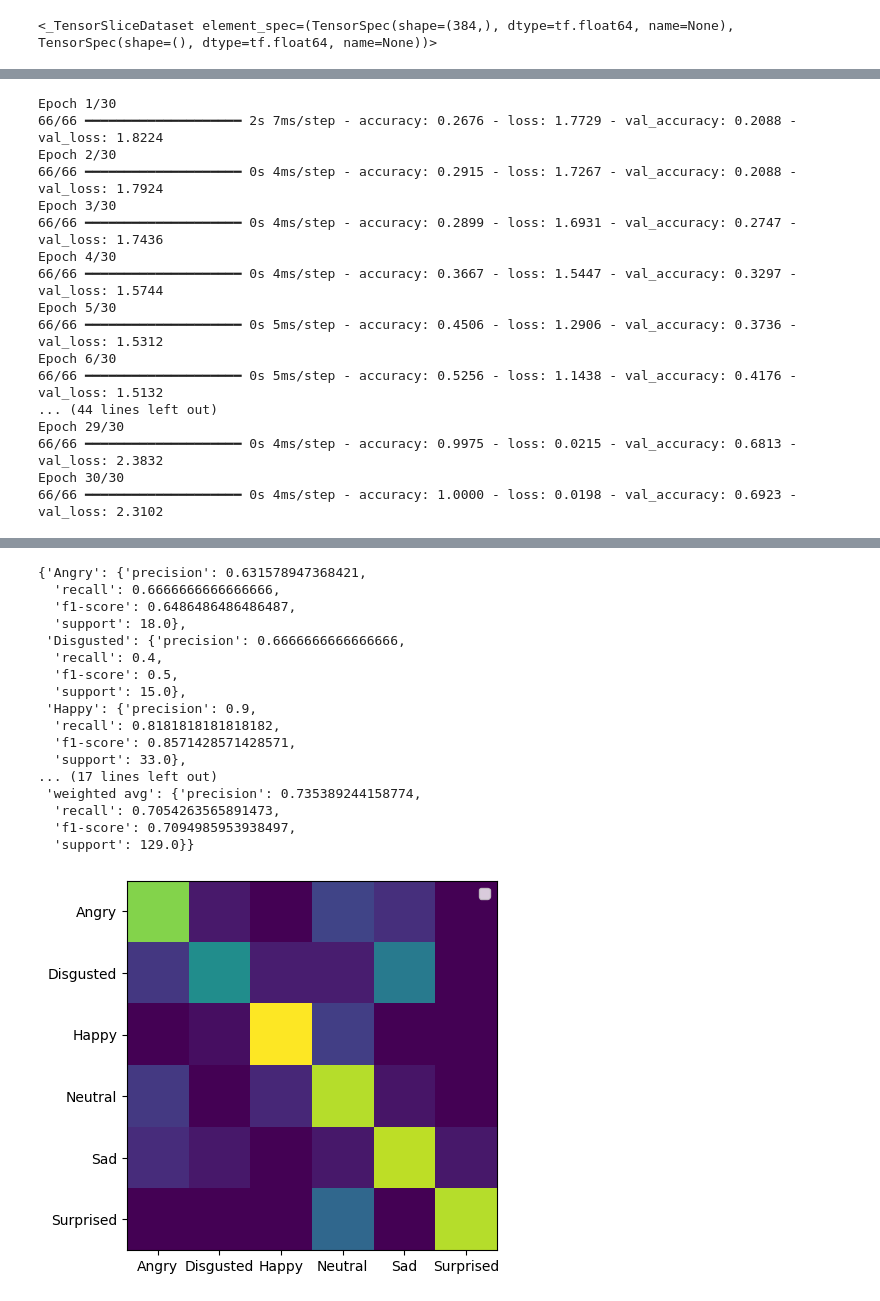
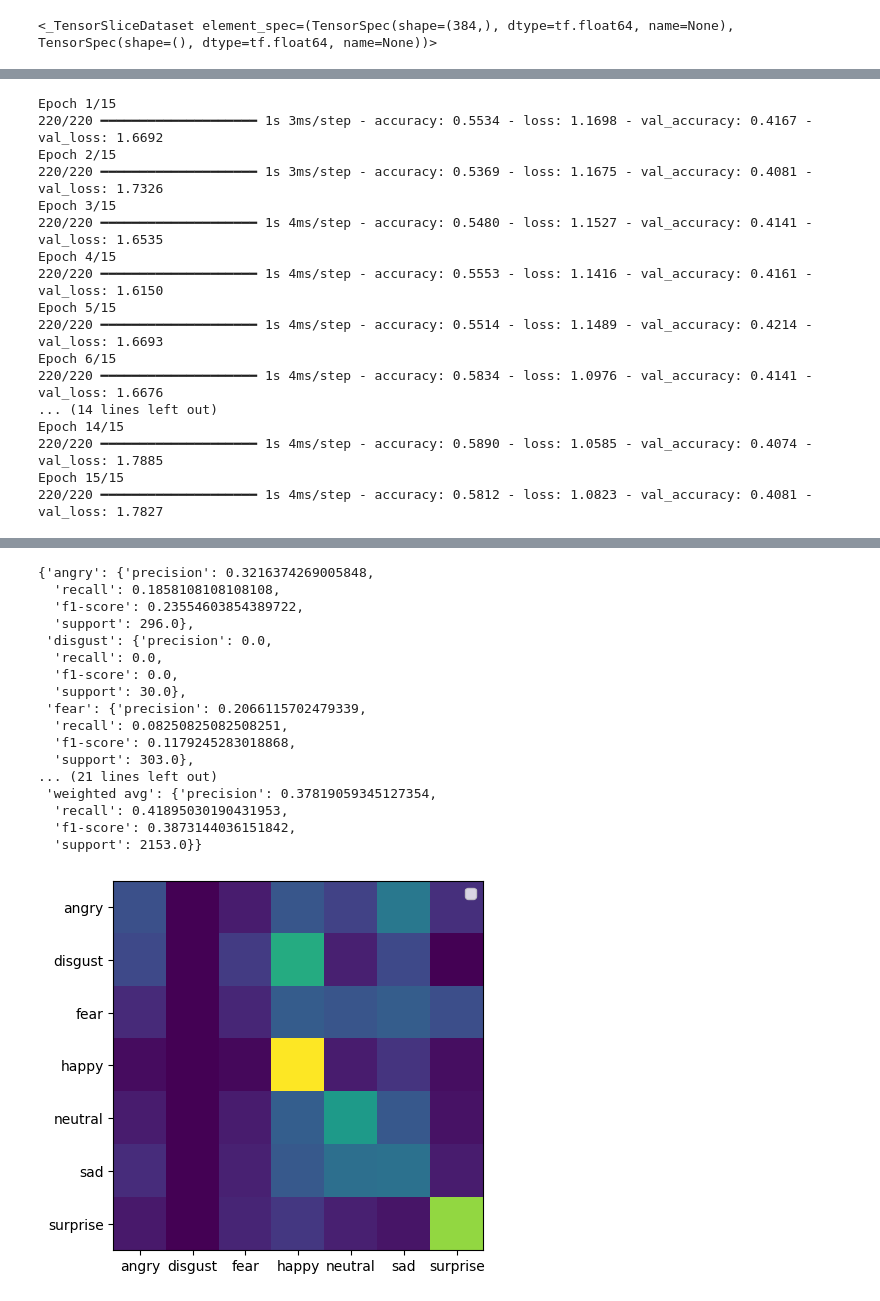
Before and after one commit to DavinTristanIeson/Semester7-DeepLearning, a Jupyter notebook: train.ipynb, the cells around one changed output, grey strips where cells are left out. Drawn from its saved outputs; the diff is of its cells as text; code cells hidden in the pictures.

Commit message:
feat: test with ck+ and fer2013 datasets

```diff
--- a/train.ipynb
+++ b/train.ipynb
@@ -30,7 +30,7 @@ dataset = tf.data.Dataset.from_tensor_slices((df, labels))
 train_dataset, test_dataset = keras.utils.split_dataset(dataset, shuffle=True, seed=42, left_size=0.7)
 train_dataset, validation_dataset = keras.utils.split_dataset(train_dataset, shuffle=True, seed=42, left_size=0.7)
 
-train_dataset: tf.data.Dataset = train_dataset.repeat(5).shuffle(100).batch(16)
+train_dataset: tf.data.Dataset = train_dataset.shuffle(100).batch(16)
 test_dataset: tf.data.Dataset = test_dataset.batch(16)
 validation_dataset: tf.data.Dataset = validation_dataset.batch(16)
 
@@ -40,12 +40,12 @@ dataset
 # %%
 model = keras.Sequential([
   keras.layers.Input(shape=dataset.element_spec[0].shape),
+  keras.layers.Dense(512, activation="relu"),
+  keras.layers.Dropout(0.3),
   keras.layers.Dense(256, activation="relu"),
   keras.layers.Dropout(0.3),
-  keras.layers.Dense(128, activation="relu"),
-  keras.layers.Dropout(0.3),
   keras.layers.Dense(64, activation="relu"),
-  keras.layers.Dense(6, activation="softmax"),
+  keras.layers.Dense(7, activation="softmax"),
 ])
 
 model.compile(
@@ -81,23 +81,23 @@ history = model.fit(
   validation_data=validation_dataset,
 )
 # %% [output]
-Epoch 1/30
-66/66 ━━━━━━━━━━━━━━━━━━━━ 2s 7ms/step - accuracy: 0.2676 - loss: 1.7729 - val_accuracy: 0.2088 - val_loss: 1.8224
-Epoch 2/30
-66/66 ━━━━━━━━━━━━━━━━━━━━ 0s 4ms/step - accuracy: 0.2915 - loss: 1.7267 - val_accuracy: 0.2088 - val_loss: 1.7924
-Epoch 3/30
-66/66 ━━━━━━━━━━━━━━━━━━━━ 0s 4ms/step - accuracy: 0.2899 - loss: 1.6931 - val_accuracy: 0.2747 - val_loss: 1.7436
-Epoch 4/30
-66/66 ━━━━━━━━━━━━━━━━━━━━ 0s 4ms/step - accuracy: 0.3667 - loss: 1.5447 - val_accuracy: 0.3297 - val_loss: 1.5744
-Epoch 5/30
-66/66 ━━━━━━━━━━━━━━━━━━━━ 0s 5ms/step - accuracy: 0.4506 - loss: 1.2906 - val_accuracy: 0.3736 - val_loss: 1.5312
-Epoch 6/30
-66/66 ━━━━━━━━━━━━━━━━━━━━ 0s 5ms/step - accuracy: 0.5256 - loss: 1.1438 - val_accuracy: 0.4176 - val_loss: 1.5132
-... (44 lines left out)
-Epoch 29/30
-66/66 ━━━━━━━━━━━━━━━━━━━━ 0s 4ms/step - accuracy: 0.9975 - loss: 0.0215 - val_accuracy: 0.6813 - val_loss: 2.3832
-Epoch 30/30
-66/66 ━━━━━━━━━━━━━━━━━━━━ 0s 4ms/step - accuracy: 1.0000 - loss: 0.0198 - val_accuracy: 0.6923 - val_loss: 2.3102
+Epoch 1/15
+220/220 ━━━━━━━━━━━━━━━━━━━━ 1s 3ms/step - accuracy: 0.5534 - loss: 1.1698 - val_accuracy: 0.4167 - val_loss: 1.6692
+Epoch 2/15
+220/220 ━━━━━━━━━━━━━━━━━━━━ 1s 3ms/step - accuracy: 0.5369 - loss: 1.1675 - val_accuracy: 0.4081 - val_loss: 1.7326
+Epoch 3/15
+220/220 ━━━━━━━━━━━━━━━━━━━━ 1s 4ms/step - accuracy: 0.5480 - loss: 1.1527 - val_accuracy: 0.4141 - val_loss: 1.6535
+Epoch 4/15
+220/220 ━━━━━━━━━━━━━━━━━━━━ 1s 4ms/step - accuracy: 0.5553 - loss: 1.1416 - val_accuracy: 0.4161 - val_loss: 1.6150
+Epoch 5/15
+220/220 ━━━━━━━━━━━━━━━━━━━━ 1s 4ms/step - accuracy: 0.5514 - loss: 1.1489 - val_accuracy: 0.4214 - val_loss: 1.6693
+Epoch 6/15
+220/220 ━━━━━━━━━━━━━━━━━━━━ 1s 4ms/step - accuracy: 0.5834 - loss: 1.0976 - val_accuracy: 0.4141 - val_loss: 1.6676
+... (14 lines left out)
+Epoch 14/15
+220/220 ━━━━━━━━━━━━━━━━━━━━ 1s 4ms/step - accuracy: 0.5890 - loss: 1.0585 - val_accuracy: 0.4074 - val_loss: 1.7885
+Epoch 15/15
+220/220 ━━━━━━━━━━━━━━━━━━━━ 1s 4ms/step - accuracy: 0.5812 - loss: 1.0823 - val_accuracy: 0.4081 - val_loss: 1.7827
 # %%
 from typing import cast
 
@@ -105,7 +105,7 @@ confidences = model.predict(test_dataset)
 predictions = np.argmax(confidences, axis=1)
 
 labels = cast(list[int], list(test_dataset.unbatch().map(lambda x, y: y).as_numpy_iterator()))
-target_names = retina.face.FacialExpressionLabel.target_names()
+target_names = retina.face.FacialExpressionLabels.Fer2013
 
 cmat = sklearn.metrics.confusion_matrix(labels, predictions, normalize="true")
 
@@ -120,21 +120,21 @@ sklearn.metrics.classification_report(labels, predictions, output_dict=True, tar
-{'Angry': {'precision': 0.631578947368421,
-  'recall': 0.6666666666666666,
-  'f1-score': 0.6486486486486487,
-  'support': 18.0},
- 'Disgusted': {'precision': 0.6666666666666666,
-  'recall': 0.4,
-  'f1-score': 0.5,
-  'support': 15.0},
- 'Happy': {'precision': 0.9,
-  'recall': 0.8181818181818182,
-  'f1-score': 0.8571428571428571,
-  'support': 33.0},
-... (17 lines left out)
- 'weighted avg': {'precision': 0.735389244158774,
-  'recall': 0.7054263565891473,
-  'f1-score': 0.7094985953938497,
-  'support': 129.0}}
+{'angry': {'precision': 0.3216374269005848,
+  'recall': 0.1858108108108108,
+  'f1-score': 0.23554603854389722,
+  'support': 296.0},
+ 'disgust': {'precision': 0.0,
+  'recall': 0.0,
+  'f1-score': 0.0,
+  'support': 30.0},
+ 'fear': {'precision': 0.2066115702479339,
+  'recall': 0.08250825082508251,
+  'f1-score': 0.1179245283018868,
+  'support': 303.0},
+... (21 lines left out)
+ 'weighted avg': {'precision': 0.37819059345127354,
+  'recall': 0.41895030190431953,
+  'f1-score': 0.3873144036151842,
+  'support': 2153.0}}
-[figure, old version]
+[figure, new version]
 # %%
 model.save(retina.filesys.EXPRESSION_RECOGNITION_MODEL_PATH)
 # %%
```
Also changed, not shown: parts of 4 cells of this notebook, 4 other files.
